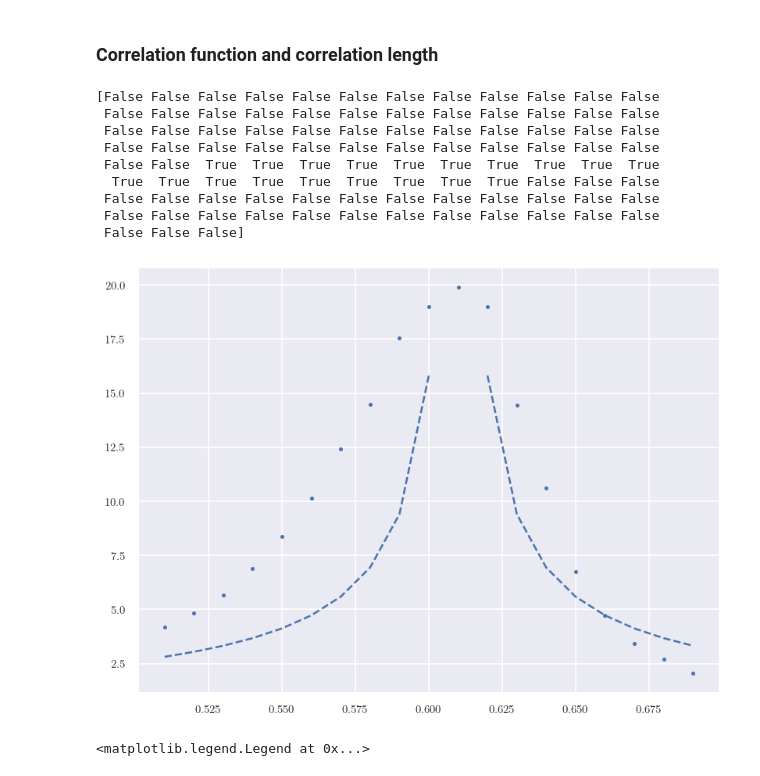
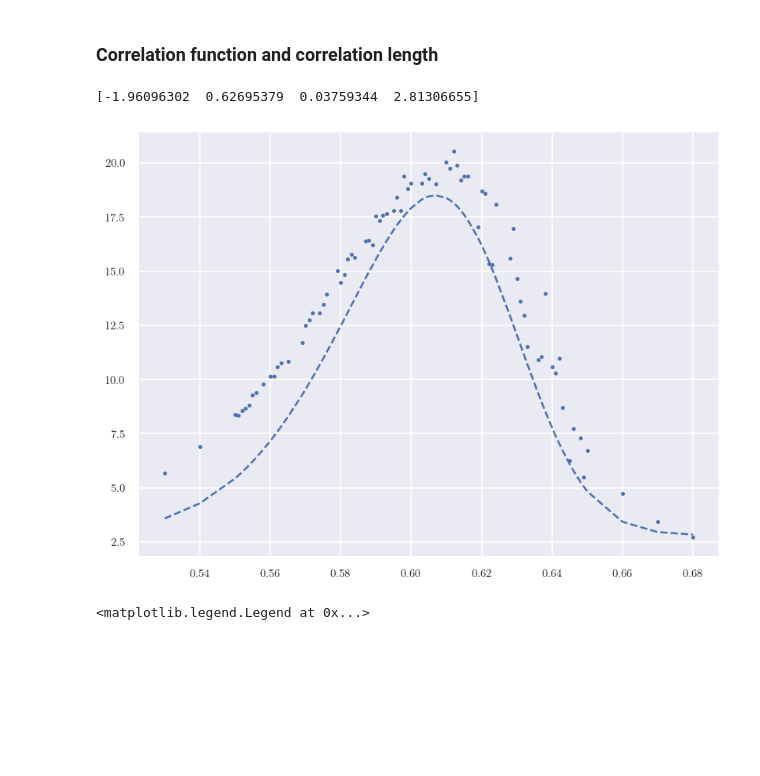
Before and after one commit to alansammarone/musk, a Jupyter notebook: notebooks/percolation_2d_analysis.ipynb, the cells around one changed output. Cells and saved outputs as stored; diff of their text form; code cells hidden in the pictures; blank space fills up the shorter version.

```diff
--- a/notebooks/percolation_2d_analysis.ipynb
+++ b/notebooks/percolation_2d_analysis.ipynb
@@ -30,8 +31,9 @@ plt.rc("ytick", labelsize="x-small")
 # %%
 N_BINS = 10000
 
+ID_COL = "id"
 PROBABILITY_COL = "probability"
 SIZE_COL = "size"
 CLUSTER_SIZE_HIST_COL = "cluster_size_histogram"
 AVERAGE_CLUSTER_SIZE_COL = "average_cluster_size"
-CORRELATION_LENGTH_COL = "average_correlation_length"
+CORRELATION_FUNCTION_COL = "average_correlation_length"
@@ -49,12 +104,12 @@ in the database is actually the average cluster size _divided by the number of n
 def fit_fn(X, a, b, c):
     return a * np.exp(b*X) + c
 
-sizes_to_plot = [32, 64]
+sizes = [32, 64]
+probabilities = []
 size_filter = df_orig[SIZE_COL].isin(sizes_to_plot)
 select_columns = [PROBABILITY_COL, SIZE_COL, AVERAGE_CLUSTER_SIZE_COL]
 df = df_orig.loc[size_filter][select_columns]
-quality = 1
-plt.figure(**FIGURE_QUALITY_MAP[quality])
+setup_figure()
 
 for size, group_df in df.groupby(SIZE_COL):
     X, Y = [], []
@@ -74,4 +129,5 @@ plt.legend()
 plt.title("Average cluster size")
 plt.xlabel("Occupation probability $p$")
 plt.ylabel("Cluster size $p$")
+plt.show()
 # %% [output]
@@ -247,40 +258,35 @@ for probability, group_df in df.groupby(PROBABILITY_COL):
 # %%
 plt.figure(**FIGURE_QUALITY_MAP[quality])
 quality = 1
 
+from scipy.stats import skewnorm
 
-def fit_fn(X, a, b, c):
-    return a*np.abs(X - b)**c
+
+def fit_fn(X, a, b, c, d):
+    return skewnorm.pdf(X, a, b, c) + d
+#     return a*np.abs(X - b)**c
 
 Xs, Ys = np.array(Xs), np.array(Ys)
-X_filter = np.logical_and(Xs > 0.5, Xs < 0.7)
-print(X_filter)
+X_filter = np.logical_and(Xs > 0.52, Xs < 0.69)
+# X_filter = np.round(Xs, 3) == Xs
 Xss = Xs[X_filter]
 Yss = Ys[X_filter]
 
 
 popt = (0.5, 0.61, -3/4)
+popt= None
 
 
-# popt, pcov = curve_fit(fit_fn, Xs, Ys, p0=popt)
+popt, pcov = curve_fit(fit_fn, Xs, Ys, p0=popt)
+print(popt)
 plt.plot(Xss, fit_fn(Xss, *popt), "--")
-
-
 plt.scatter(Xss, Yss, s=4)
 
 
 plt.show()
 # %% [output]
-[False False False False False False False False False False False False
- False False False False False False False False False False False False
- False False False False False False False False False False False False
- False False False False False False False False False False False False
- False False  True  True  True  True  True  True  True  True  True  True
-  True  True  True  True  True  True  True  True  True False False False
- False False False False False False False False False False False False
- False False False False False False False False False False False False
- False False False]
+[-1.96096302  0.62695379  0.03759344  2.81306655]
-[figure, old version]
+[figure, new version]
 # %%
 def normalize_cluster_size_distribution(X, Y, size):
 
```
Also changed, not shown: parts of 4 cells of this notebook, 1 other file.
